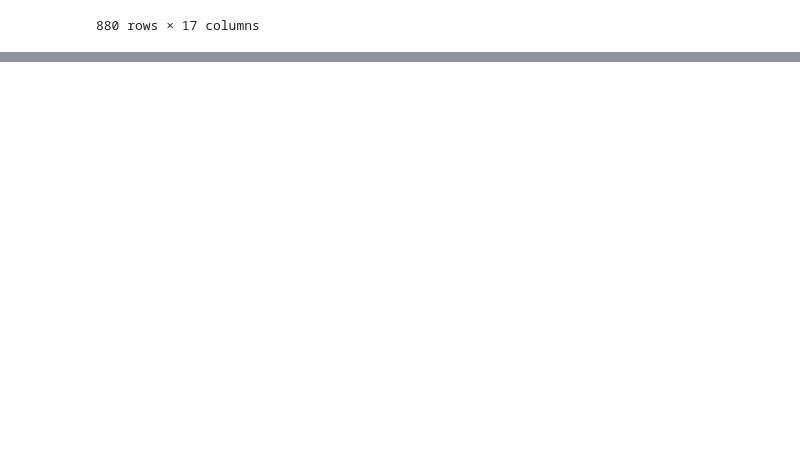
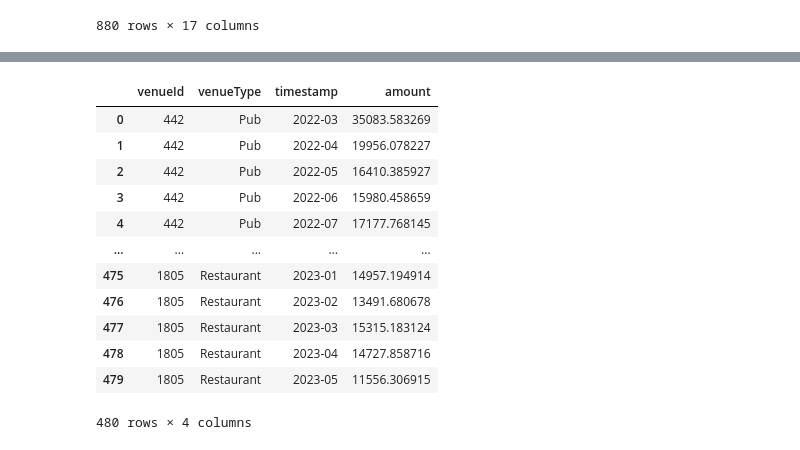
Before and after one commit to alesspalma/VAproject, a Jupyter notebook: preprocessing/aggregations.ipynb, the cells around one changed output, grey strips where cells are left out. Cells and saved outputs as stored; diff of their text form; code cells hidden in the pictures; blank space fills up the shorter version.

```diff
--- a/preprocessing/aggregations.ipynb
+++ b/preprocessing/aggregations.ipynb
@@ -359,0 +469,19 @@ custom_to_csv(participantsDropped, "ParticipantsAugmented.csv")
+# %%
+# group each venue and sum its monthly earnings
+monthly_earnings = merged_df.groupby(['venueId', 'venueType', 'timestamp']).agg({'amount': 'sum'}).reset_index()
+custom_to_csv(monthly_earnings, "EarningsLog.csv")
+monthly_earnings
+# %% [output]
+|  | venueId | venueType | timestamp | amount |
+| 0 | 442 | Pub | 2022-03 | 35083.583269 |
+| 1 | 442 | Pub | 2022-04 | 19956.078227 |
+| 2 | 442 | Pub | 2022-05 | 16410.385927 |
+| 3 | 442 | Pub | 2022-06 | 15980.458659 |
+| 4 | 442 | Pub | 2022-07 | 17177.768145 |
+| ... | ... | ... | ... | ... |
+| 475 | 1805 | Restaurant | 2023-01 | 14957.194914 |
+| 476 | 1805 | Restaurant | 2023-02 | 13491.680678 |
+| 477 | 1805 | Restaurant | 2023-03 | 15315.183124 |
+| 478 | 1805 | Restaurant | 2023-04 | 14727.858716 |
+| 479 | 1805 | Restaurant | 2023-05 | 11556.306915 |
+480 rows × 4 columns
```
Also changed, not shown: parts of 6 cells of this notebook, 4 other files.
